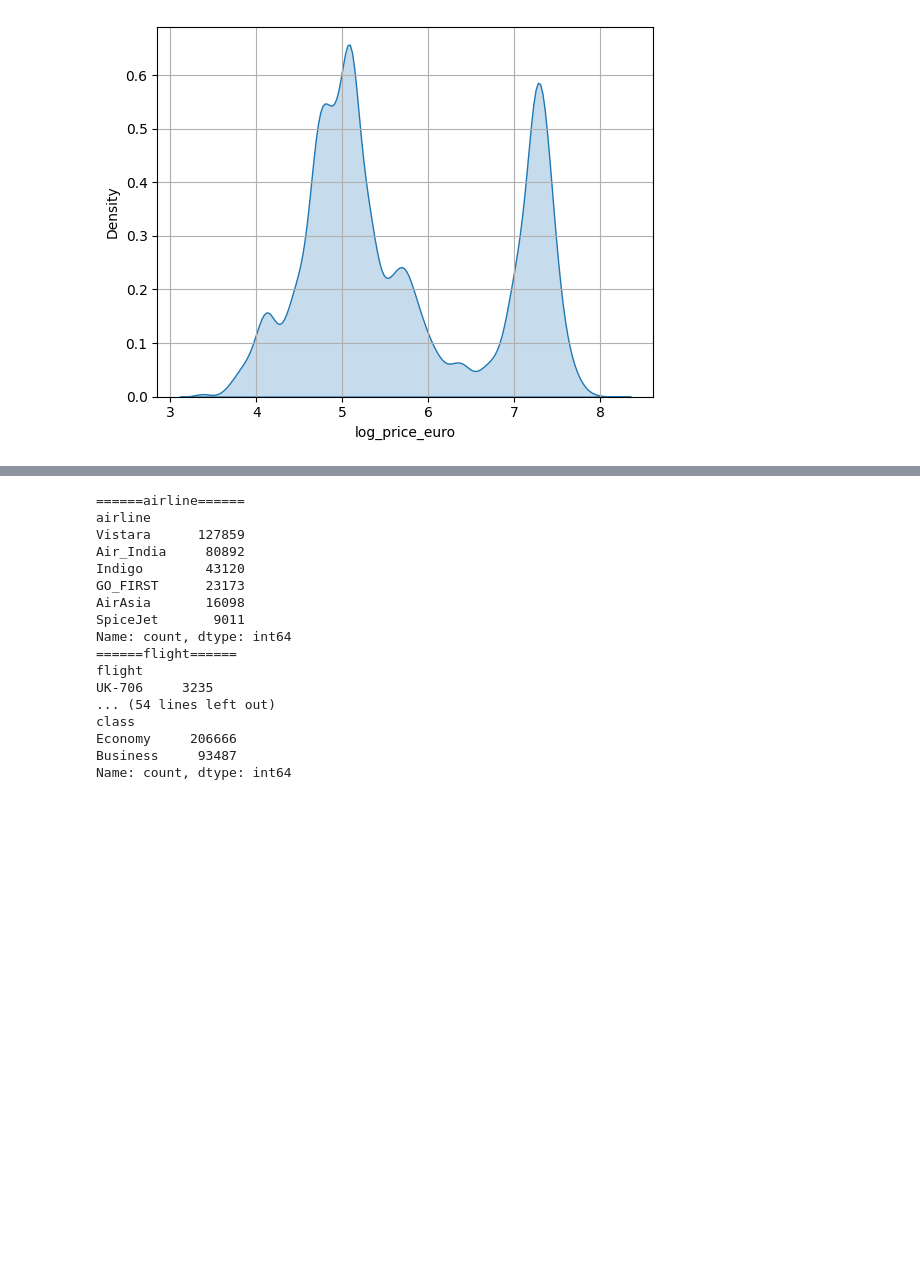
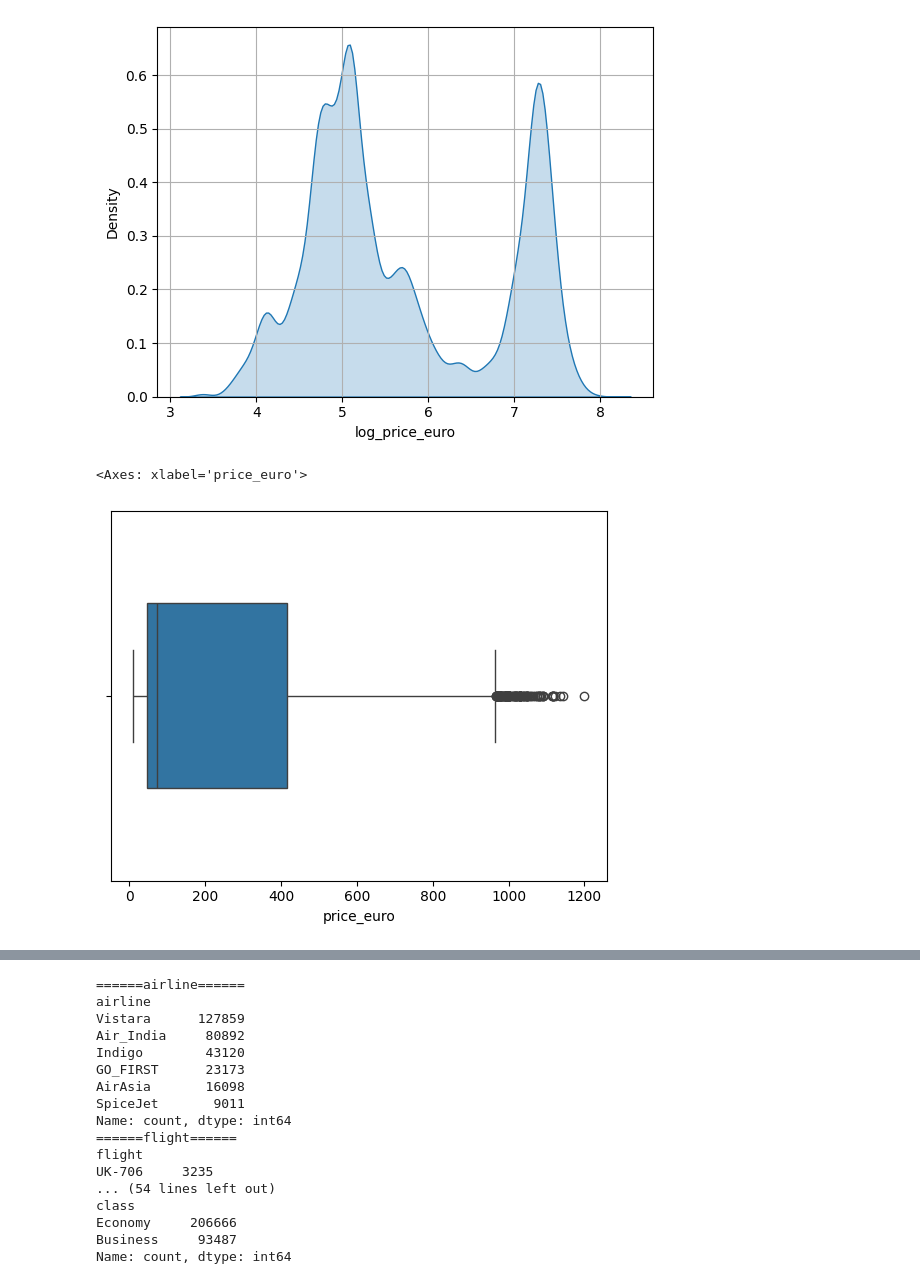
Before and after one commit to jbcheze/Predicting_Airline_Ticket_Prices, a Jupyter notebook: notebook/JB_CHEZE.ipynb, the cells around one changed output, grey strips where cells are left out. Cells and saved outputs as stored; diff of their text form; code cells hidden in the pictures; blank space fills up the shorter version.

```diff
--- a/notebook/JB_CHEZE.ipynb
+++ b/notebook/JB_CHEZE.ipynb
@@ -135,3 +135,8 @@ sns.kdeplot(data=df, x="log_price_euro",fill=True)
 plt.grid()
 # %% [output]
 [figure]
+# %%
+sns.boxplot(x=df["price_euro"],width=.5)
+# %% [output]
+<Axes: xlabel='price_euro'>
+[figure, added]
```
Also changed, not shown: parts of 1 cell of this notebook.
